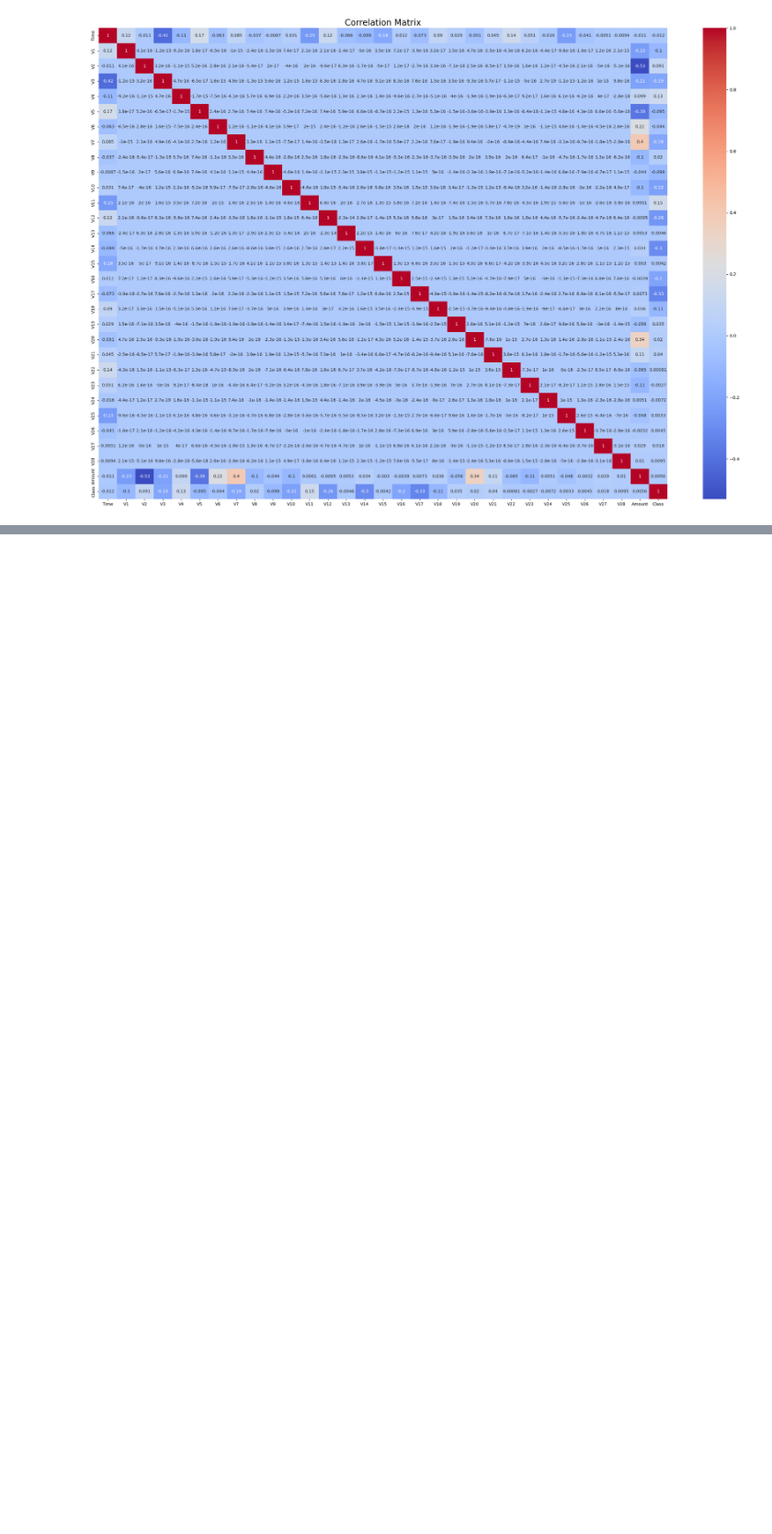
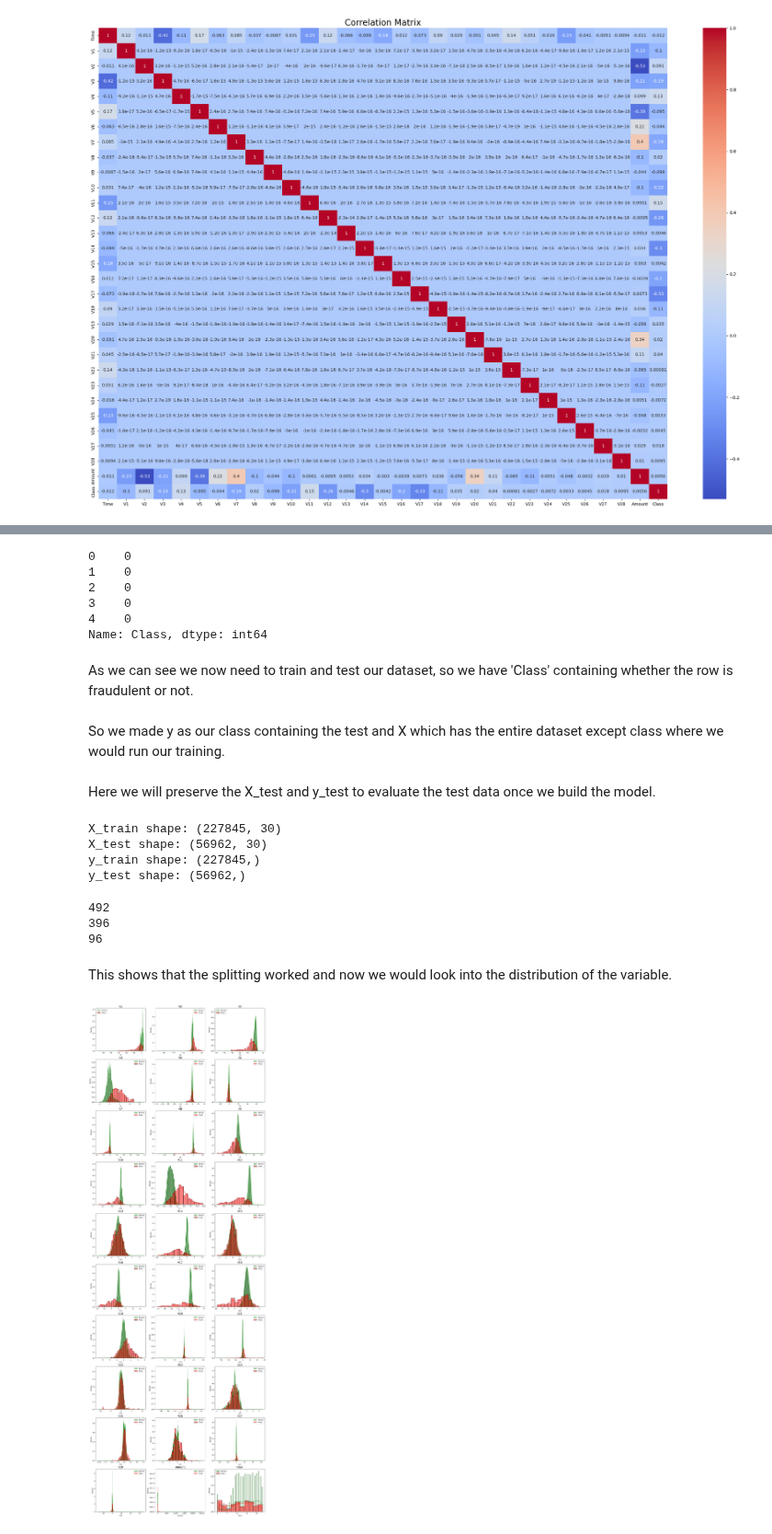
Before and after one commit to Akash324-dotcom/RiskNet, a Jupyter notebook: banking_fraudulant_analytics/notebooks/01_getting_started.ipynb, the cells around one changed output, grey strips where cells are left out. Shown at 92% size. Saved outputs shown, nothing was run; the diff lists cells and outputs as text; code cells hidden in the pictures; blank space fills up the shorter version.

```diff
--- a/banking_fraudulant_analytics/notebooks/01_getting_started.ipynb
+++ b/banking_fraudulant_analytics/notebooks/01_getting_started.ipynb
@@ -276,0 +283,7 @@ dtype: float64
+# %%
+deltaTime = pd.to_timedelta(df['Time'], unit='s')
+df['Hour'] = (deltaTime.dt.total_seconds() // 3600) % 24
+#we can also extract 'Minute' and 'Second' if needed but for now we focus on 'Hour' because of daily patterns
+# %%
+df.drop(columns=['Time'], inplace=True)  # Drop original 'Time' columnn
+df.head(30)
@@ -276,0 +313,3 @@ dtype: float64
+# %%
+y = df['Class']
+X = df.drop(columns=['Class'], axis=1)
@@ -276,0 +326,13 @@ dtype: float64
+# %%
+y.head()
+# %% [output]
+0    0
+1    0
+2    0
+3    0
+4    0
+Name: Class, dtype: int64
+# %% [markdown]
+As we can see we now need to train and test our dataset, so we have 'Class' containing whether the row is fraudulent or not.
+# %% [markdown]
+So we made y as our class containing the test and X which has the entire dataset except class where we would run our training.
@@ -276,0 +341,39 @@ dtype: float64
+# %% [markdown]
+Here we will preserve the X_test and y_test to evaluate the test data once we build the model.
+# %%
+print("X_train shape:", X_train.shape)
+print("X_test shape:", X_test.shape)
+print("y_train shape:", y_train.shape)
+print("y_test shape:", y_test.shape)
+# %% [output]
+X_train shape: (227845, 30)
+X_test shape: (56962, 30)
+y_train shape: (227845,)
+y_test shape: (56962,)
+# %%
+print(np.sum(y))  # Total number of fraudulent transactions in the dataset
+print(np.sum(y_train))  # Total number of fraudulent transactions in the training set
+print(np.sum(y_test))  # Total number of fraudulent transactions in the test set
+# %% [output]
+492
+396
+96
+# %% [markdown]
+This shows that the splitting worked and now we would look into the distribution of the variable.
+# %%
+cols = list(X.columns.values)
+# %%
+# Plot the histogram of each variable for normal vs. fraud transactions
+normal_records = df.Class == 0
+fraud_records = df.Class == 1
+
+plt.figure(figsize=(20, 60))
+for n, col in enumerate(cols):
+    plt.subplot(10, 3, n+1)
+    sns.histplot(X[col][normal_records], color='green', label='Normal', stat='density', kde=True)
+    sns.histplot(X[col][fraud_records], color='red', label='Fraud', stat='density', kde=True)
+    plt.title(col, fontsize=17)
+    plt.legend()
+plt.show()
+# %% [output]
+[figure, added]
```
Also changed, not shown: parts of 11 cells of this notebook.
